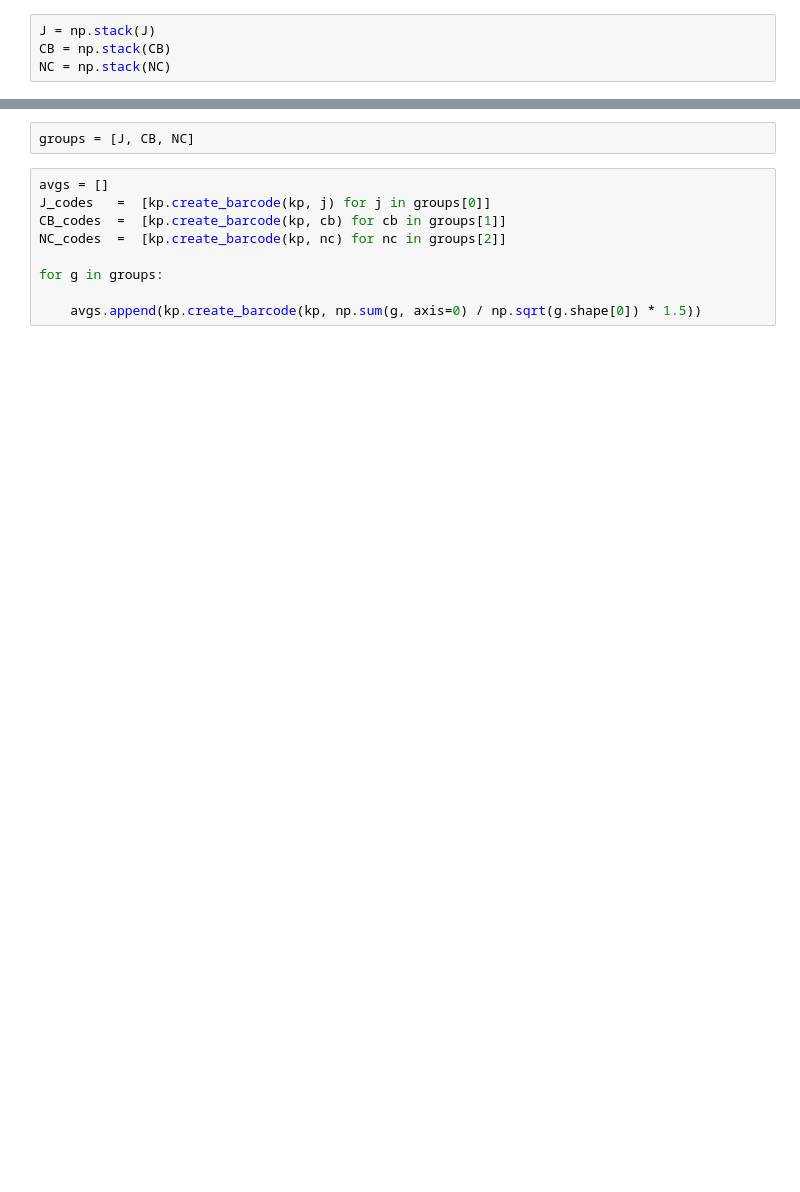
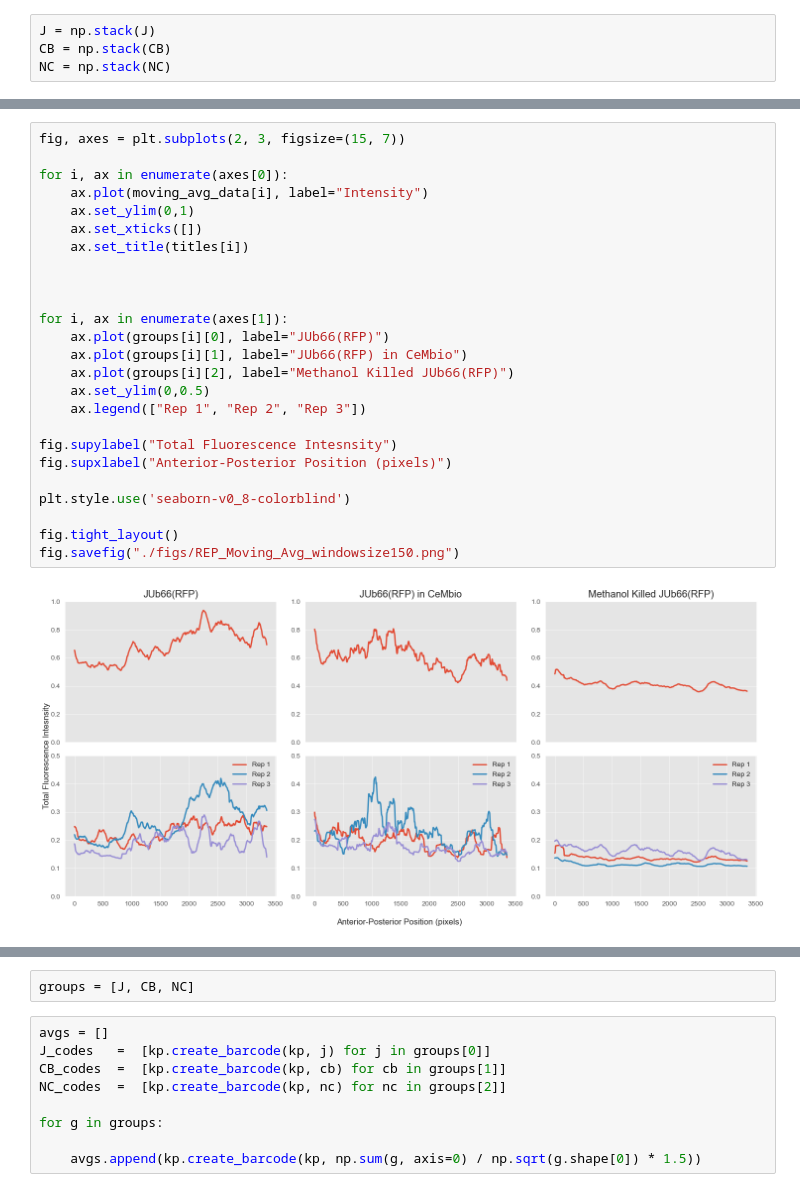
Before and after one commit to moore-andrew05/imaging_tools, a Jupyter notebook: LIVE_BACTERIAL_IMAGING/Lab_Meeting_Stuff.ipynb, the cells around one changed output, grey strips where cells are left out. Saved outputs shown, nothing was run; the diff lists cells and outputs as text; blank space fills up the shorter version.

```diff
--- a/LIVE_BACTERIAL_IMAGING/Lab_Meeting_Stuff.ipynb
+++ b/LIVE_BACTERIAL_IMAGING/Lab_Meeting_Stuff.ipynb
@@ -20,0 +103,27 @@ J.shape, CB.shape, NC.shape
+# %%
+fig, axes = plt.subplots(2, 3, figsize=(15, 7))
+
+for i, ax in enumerate(axes[0]):
+    ax.plot(moving_avg_data[i], label="Intensity")
+    ax.set_ylim(0,1)
+    ax.set_xticks([])
+    ax.set_title(titles[i])
+
+
+
+for i, ax in enumerate(axes[1]):
+    ax.plot(groups[i][0], label="JUb66(RFP)")
+    ax.plot(groups[i][1], label="JUb66(RFP) in CeMbio")
+    ax.plot(groups[i][2], label="Methanol Killed JUb66(RFP)")
+    ax.set_ylim(0,0.5)
+    ax.legend(["Rep 1", "Rep 2", "Rep 3"])
+
+fig.supylabel("Total Fluorescence Intesnsity")
+fig.supxlabel("Anterior-Posterior Position (pixels)")
+
+plt.style.use('seaborn-v0_8-colorblind')
+
+fig.tight_layout()
+fig.savefig("./figs/REP_Moving_Avg_windowsize150.png")
+# %% [output]
+[figure, added]
```
Also changed, not shown: parts of 44 cells of this notebook, 5 other files.
